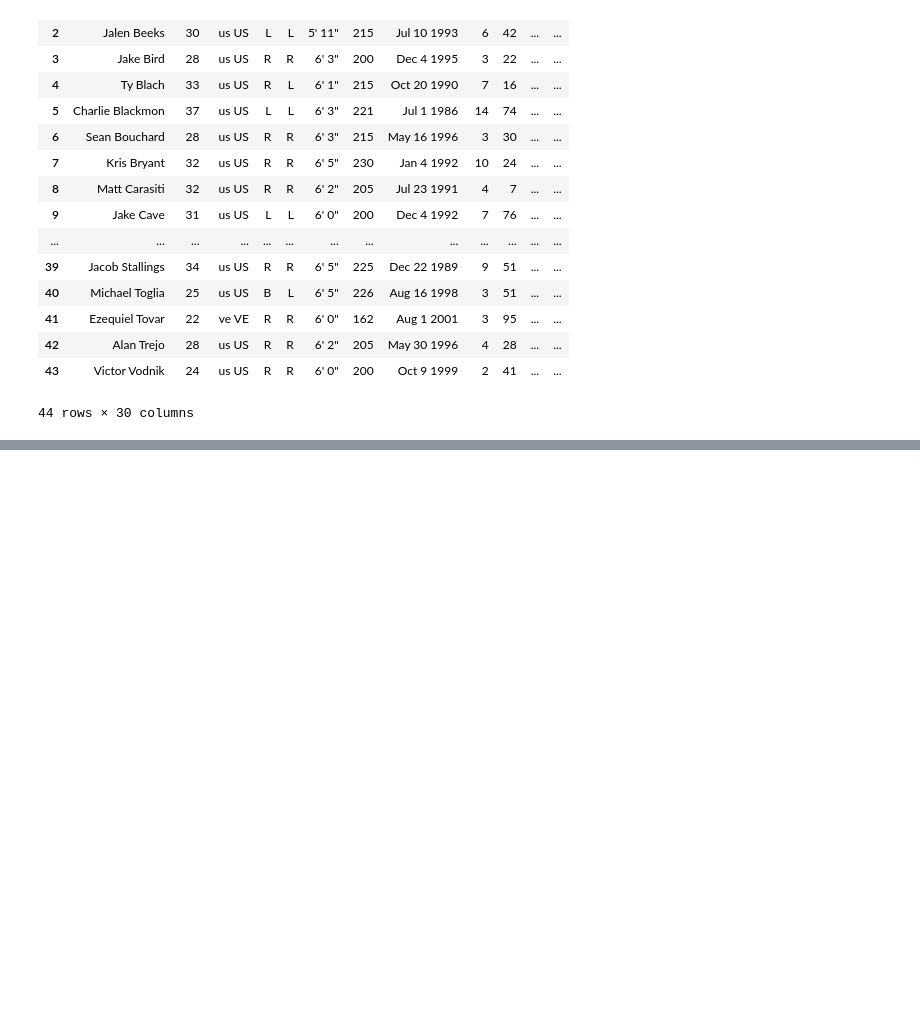
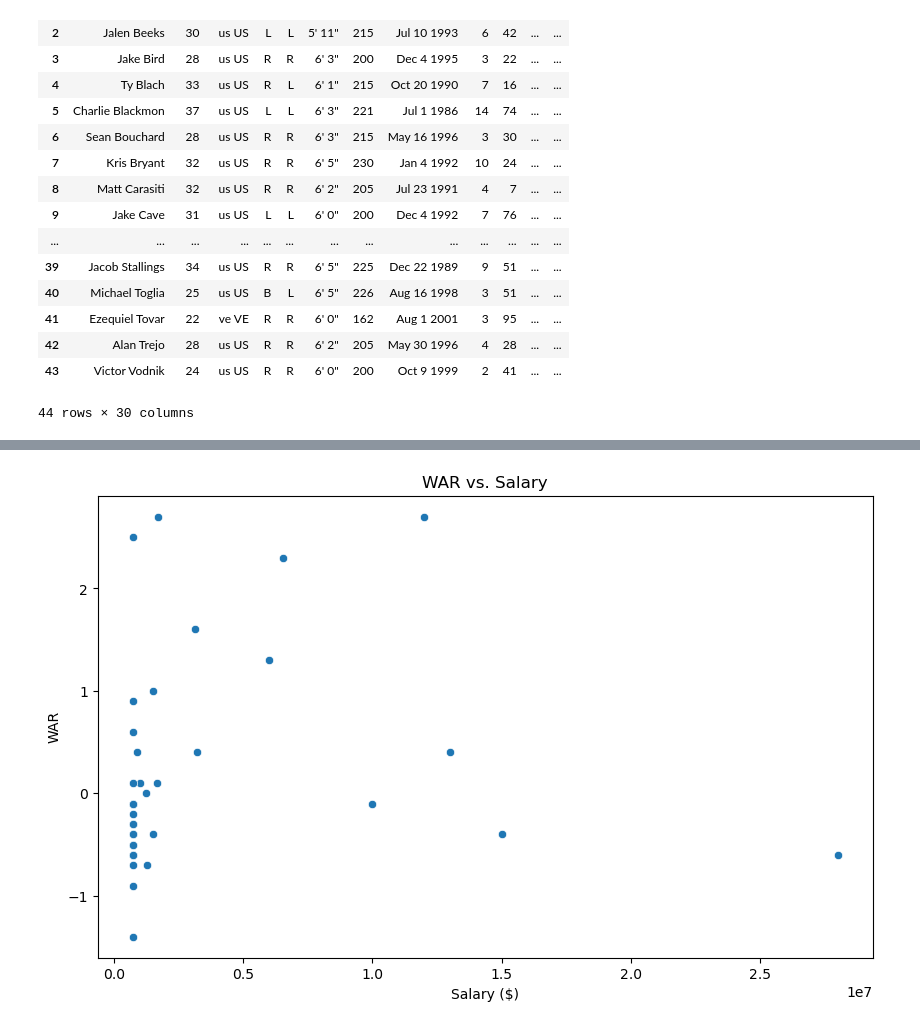
Before and after one commit to cassydm/rockies_moneyball_part-deux, a Jupyter notebook: Test_files/working_file_sando.ipynb, the cells around one changed output, grey strips where cells are left out. Cells and saved outputs as stored; diff of their text form; code cells hidden in the pictures; blank space fills up the shorter version.

```diff
--- a/Test_files/working_file_sando.ipynb
+++ b/Test_files/working_file_sando.ipynb
@@ -54,0 +80,10 @@ team_roster_2024
+# %%
+# Plotting WAR vs. Salary
+plt.figure(figsize=(10, 6))
+sns.scatterplot(data=team_roster_2024, x='Salary', y='WAR')
+plt.title('WAR vs. Salary')
+plt.xlabel('Salary ($)')
+plt.ylabel('WAR')
+plt.show()
+# %% [output]
+[figure, added]
```
Also changed, not shown: parts of 9 cells of this notebook.
